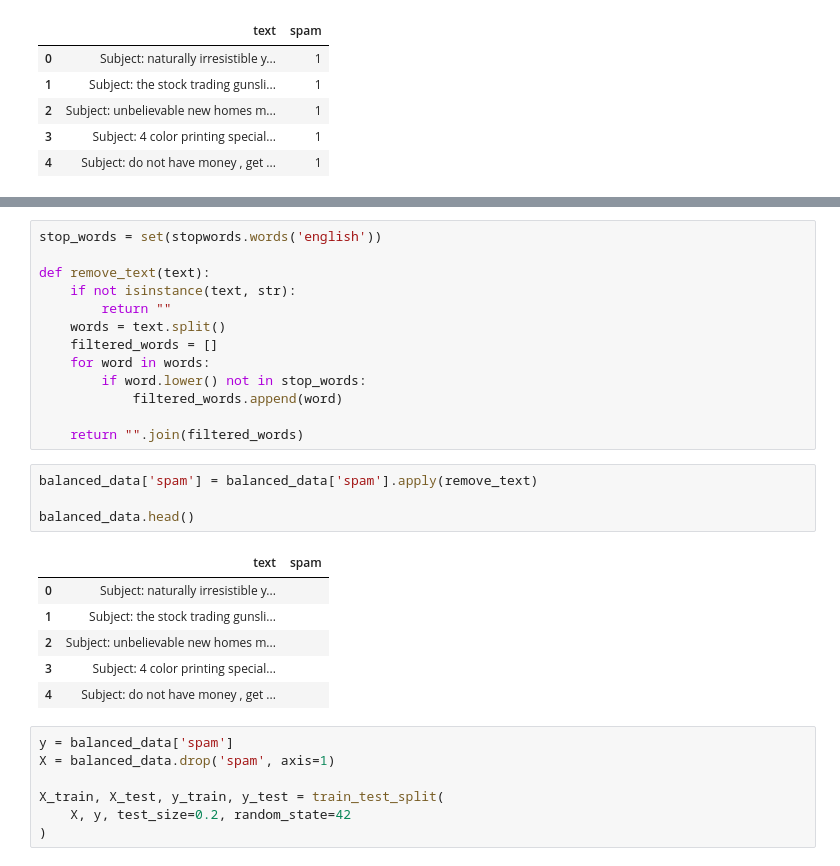
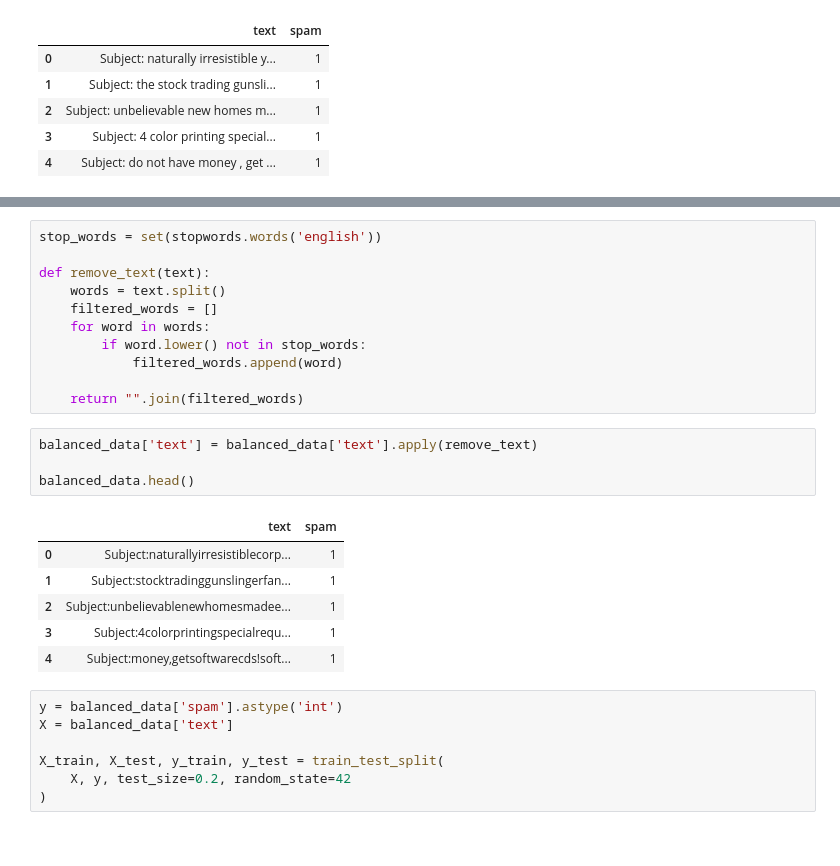
Before and after one commit to sananasgrv/spam_mail_detection, a Jupyter notebook: notebook.ipynb, the cells around one changed output, grey strips where cells are left out. Cells and saved outputs as stored; diff of their text form.

```diff
--- a/notebook.ipynb
+++ b/notebook.ipynb
@@ -64,8 +69,6 @@ plt.show()
 stop_words = set(stopwords.words('english'))
 
 def remove_text(text):
-    if not isinstance(text, str):
-        return ""
     words = text.split()
     filtered_words = []
     for word in words:
@@ -74,19 +77,19 @@ def remove_text(text):
 
     return "".join(filtered_words)
 # %%
-balanced_data['spam'] = balanced_data['spam'].apply(remove_text)
+balanced_data['text'] = balanced_data['text'].apply(remove_text)
 
 balanced_data.head()
 # %% [output]
 |  | text | spam |
-| 0 | Subject: naturally irresistible y... |  |
-| 1 | Subject: the stock trading gunsli... |  |
-| 2 | Subject: unbelievable new homes m... |  |
-| 3 | Subject: 4 color printing special... |  |
-| 4 | Subject: do not have money , get ... |  |
+| 0 | Subject:naturallyirresistiblecorp... | 1 |
+| 1 | Subject:stocktradinggunslingerfan... | 1 |
+| 2 | Subject:unbelievablenewhomesmadee... | 1 |
+| 3 | Subject:4colorprintingspecialrequ... | 1 |
+| 4 | Subject:money,getsoftwarecds!soft... | 1 |
 # %%
-y = balanced_data['spam']
-X = balanced_data.drop('spam', axis=1)
+y = balanced_data['spam'].astype('int')
+X = balanced_data['text']
 
 X_train, X_test, y_train, y_test = train_test_split(
     X, y, test_size=0.2, random_state=42
```
Also changed, not shown: parts of 12 cells of this notebook.
